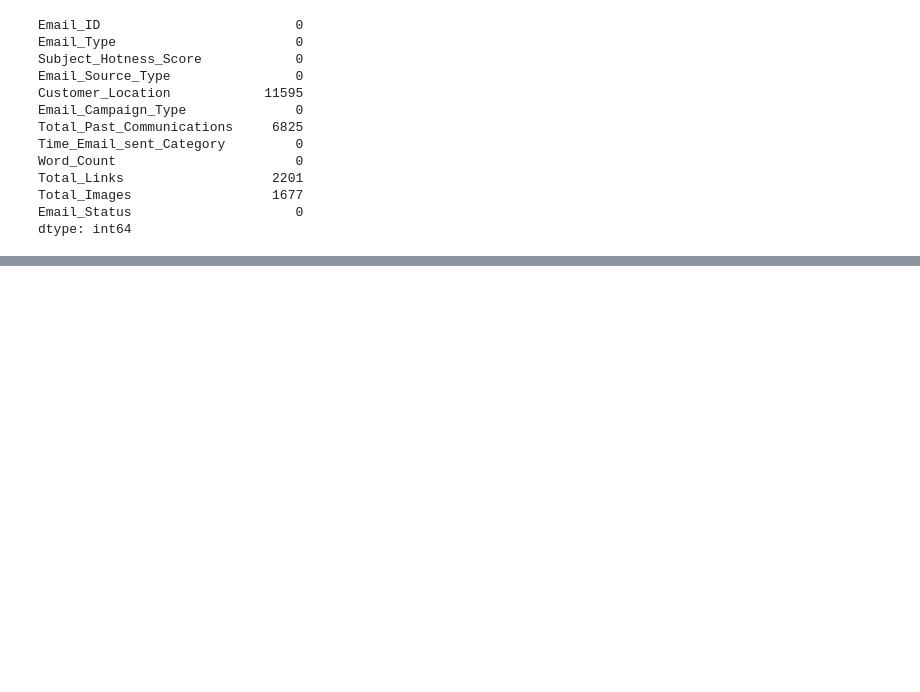
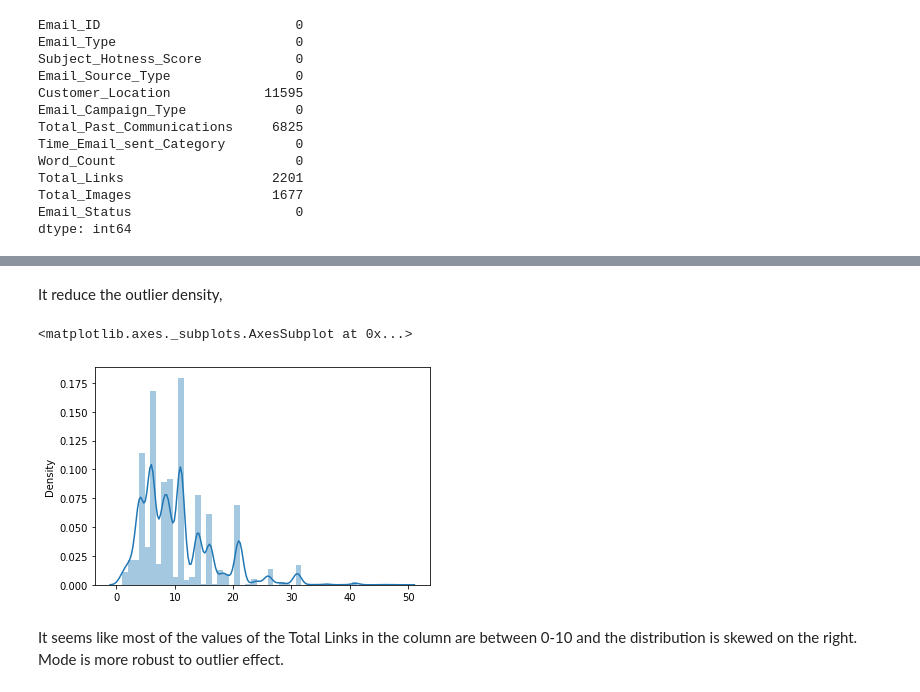
Before and after one commit to vak1997/Email_Campaign_Effectiveness, a Jupyter notebook: Email_Campaign_Effectiveness_Capstone_Project3.ipynb, the cells around one changed output, grey strips where cells are left out. Cells and saved outputs as stored; diff of their text form; code cells hidden in the pictures; blank space fills up the shorter version.

```diff
--- a/Email_Campaign_Effectiveness_Capstone_Project3.ipynb
+++ b/Email_Campaign_Effectiveness_Capstone_Project3.ipynb
@@ -130,0 +195,10 @@ dtype: int64
+# %% [markdown]
+It reduce the outlier density,
+# %%
+#let's see the distribution of Total Links to get what majority of the data tends to so that we can fill it accordingly
+sns.distplot(x=df['Total_Links'], hist= True)
+# %% [output]
+<matplotlib.axes._subplots.AxesSubplot at 0x...>
+[figure, added]
+# %% [markdown]
+It seems like most of the values of the Total Links in the column are between 0-10 and the distribution is skewed on the right. Mode is more robust to outlier effect.
```
Also changed, not shown: parts of 22 cells of this notebook.
